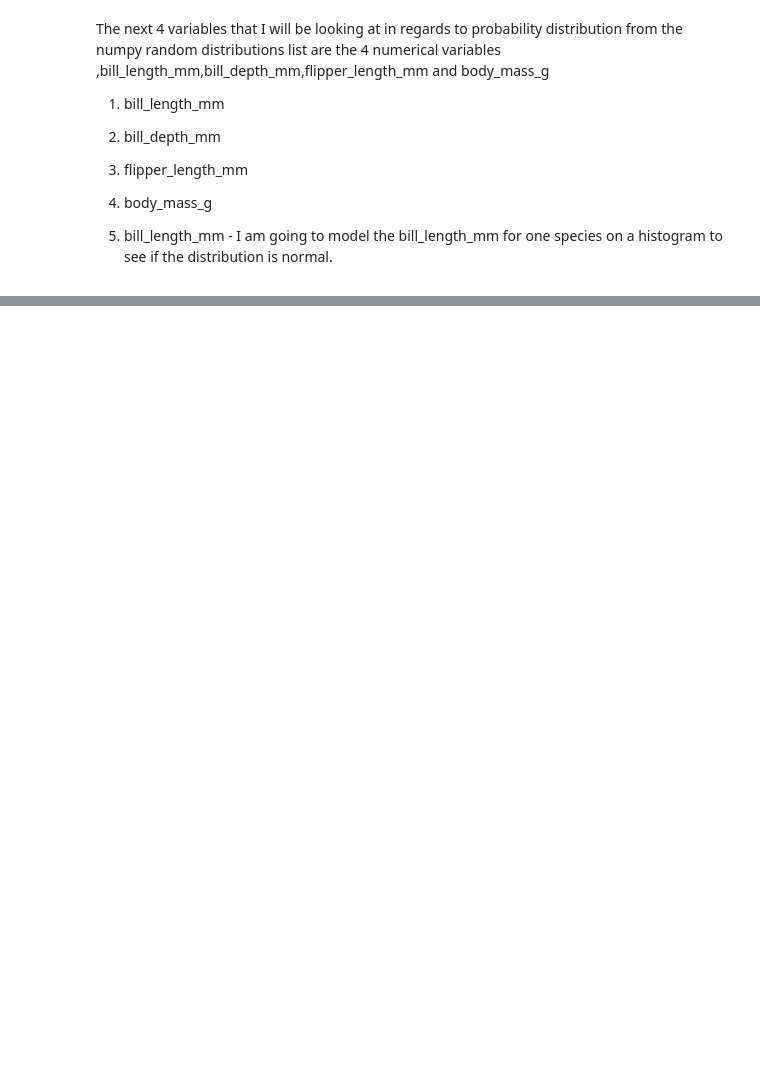
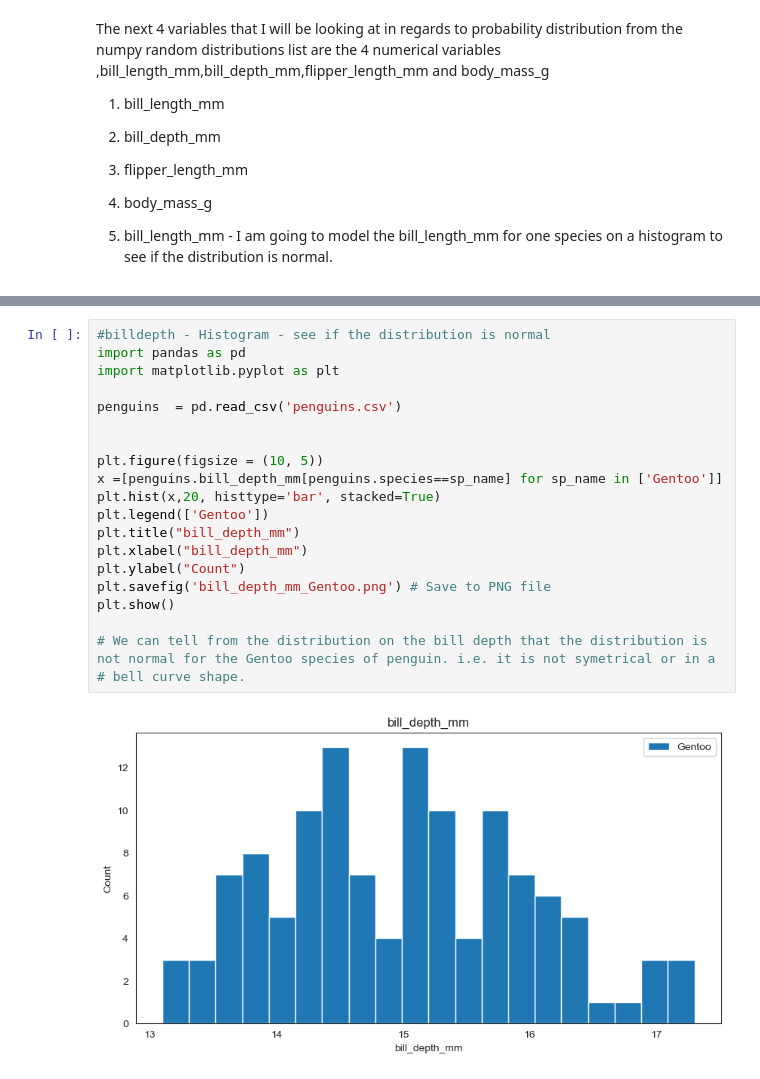
Before and after one commit to AudeAllen/Fundamentals-of-Data-Analysis---Tasks-and-Project, a Jupyter notebook: tasks.ipynb, the cells around one changed output, grey strips where cells are left out. Saved outputs shown, nothing was run; the diff lists cells and outputs as text; blank space fills up the shorter version.

```diff
--- a/tasks.ipynb
+++ b/tasks.ipynb
@@ -427,0 +568,22 @@ plt.show()
+# %%
+#billdepth - Histogram - see if the distribution is normal
+import pandas as pd
+import matplotlib.pyplot as plt
+
+penguins  = pd.read_csv('penguins.csv')
+
+
+plt.figure(figsize = (10, 5))
+x =[penguins.bill_depth_mm[penguins.species==sp_name] for sp_name in ['Gentoo']]
+plt.hist(x,20, histtype='bar', stacked=True)
+plt.legend(['Gentoo'])
+plt.title("bill_depth_mm")
+plt.xlabel("bill_depth_mm")
+plt.ylabel("Count")
+plt.savefig('bill_depth_mm_Gentoo.png') # Save to PNG file
+plt.show()
+
+# We can tell from the distribution on the bill depth that the distribution is not normal for the Gentoo species of penguin. i.e. it is not symetrical or in a
+# bell curve shape.
+# %% [output]
+[figure, added]
```
Also changed, not shown: parts of 19 cells of this notebook, 3 other files.
